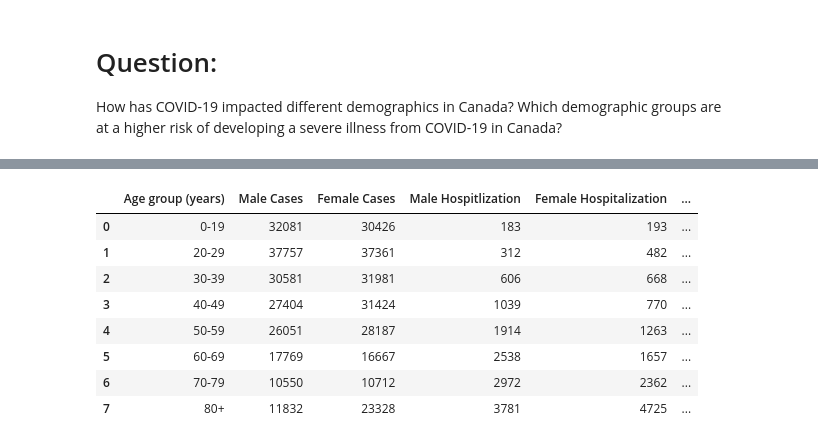
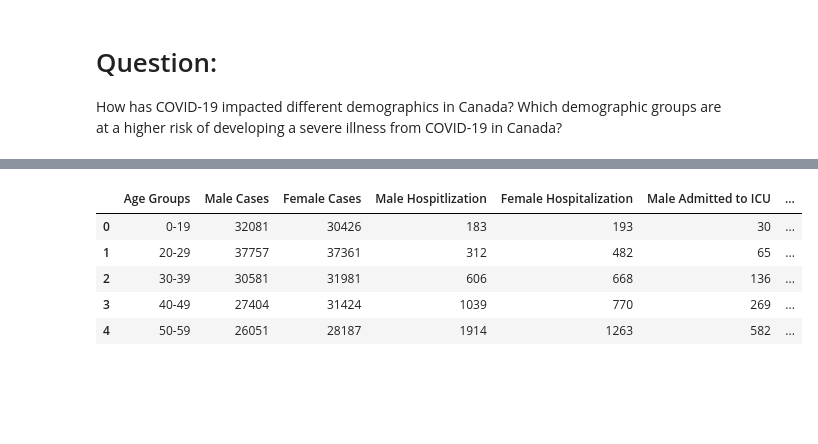
Before and after one commit to chenghaohan/ETL_Project_2, a Jupyter notebook: Demographics.ipynb, the cells around one changed output, grey strips where cells are left out. Drawn from its saved outputs; the diff is of its cells as text; code cells hidden in the pictures; blank space fills up the shorter version.

```diff
--- a/Demographics.ipynb
+++ b/Demographics.ipynb
@@ -76,14 +77,12 @@ All_data
 # %%
 Demographic_Data = All_data[["Age group (years)","Male Cases", "Female Cases", "Male Hospitlization", "Female Hospitalization",
                                  "Male Admitted to ICU","Female Admitted to ICU","Male Deaths","Female Deaths"]]
-Demographic_Data
+Final_df = Demographic_Data.rename(columns={"Age group (years)" : "Age Groups"})
+Final_df.head()
 # %% [output]
-|  | Age group (years) | Male Cases | Female Cases | Male Hospitlization | Female Hospitalization | ... |
-| 0 | 0-19 | 32081 | 30426 | 183 | 193 | ... |
-| 1 | 20-29 | 37757 | 37361 | 312 | 482 | ... |
-| 2 | 30-39 | 30581 | 31981 | 606 | 668 | ... |
-| 3 | 40-49 | 27404 | 31424 | 1039 | 770 | ... |
-| 4 | 50-59 | 26051 | 28187 | 1914 | 1263 | ... |
-| 5 | 60-69 | 17769 | 16667 | 2538 | 1657 | ... |
-| 6 | 70-79 | 10550 | 10712 | 2972 | 2362 | ... |
-| 7 | 80+ | 11832 | 23328 | 3781 | 4725 | ... |
+|  | Age Groups | Male Cases | Female Cases | Male Hospitlization | Female Hospitalization | Male Admitted to ICU | ... |
+| 0 | 0-19 | 32081 | 30426 | 183 | 193 | 30 | ... |
+| 1 | 20-29 | 37757 | 37361 | 312 | 482 | 65 | ... |
+| 2 | 30-39 | 30581 | 31981 | 606 | 668 | 136 | ... |
+| 3 | 40-49 | 27404 | 31424 | 1039 | 770 | 269 | ... |
+| 4 | 50-59 | 26051 | 28187 | 1914 | 1263 | 582 | ... |
```
Also changed, not shown: parts of 2 cells of this notebook.
